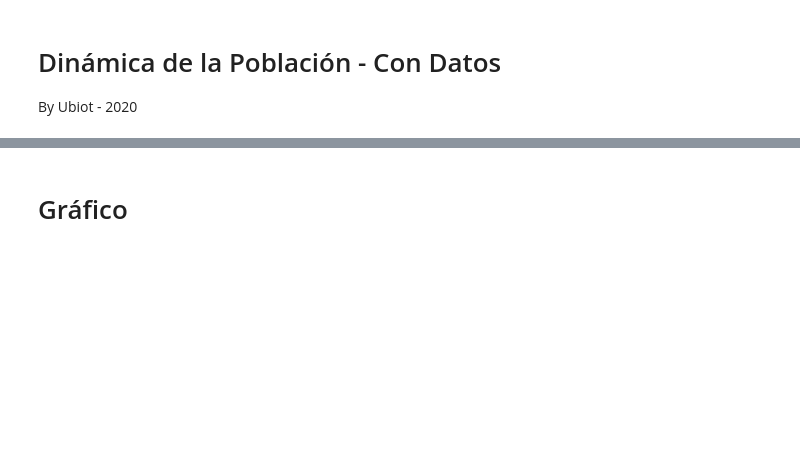
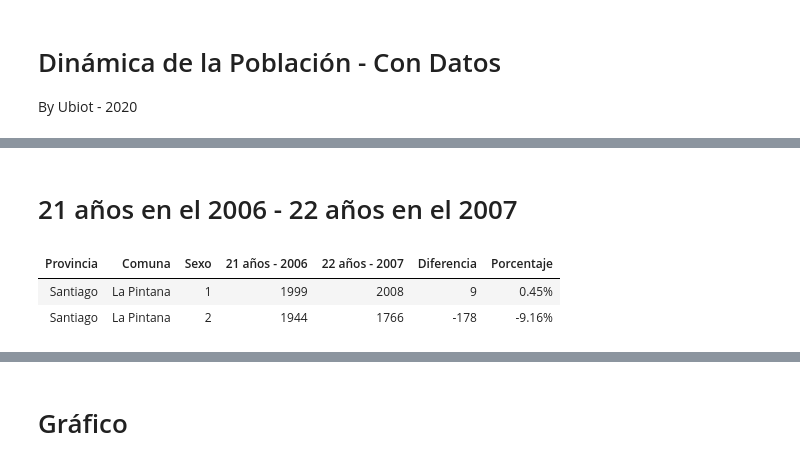
Before and after one commit to rafatorrealba/ConDatos2020, a Jupyter notebook: Dinamica de la Poblacion Extendida.ipynb, the cells around one changed output, grey strips where cells are left out. Cells and saved outputs as stored; diff of their text form; code cells hidden in the pictures; blank space fills up the shorter version.

```diff
--- a/Dinamica de la Poblacion Extendida.ipynb
+++ b/Dinamica de la Poblacion Extendida.ipynb
@@ -50,0 +47,20 @@ pob1.set_format("Porcentaje", PercentFormatter)
+# %% [markdown]
+# 21 años en el 2006 - 22 años en el 2007
+# %%
+veinte1 = Table().with_columns(
+    "Provincia", poblacion.where(poblacion.column("Edad"), 21).column("Provincia"),
+    "Comuna", poblacion.where(poblacion.column("Edad"), 21).column("Comuna"),
+    "Sexo", poblacion.where(poblacion.column("Edad"), 21).column("Sexo"),
+    "21 años - 2006", (poblacion.where(poblacion.column("Edad"), 21).column("a2006") * 1000),
+    "22 años - 2007", (poblacion.where(poblacion.column("Edad"), 22).column("a2007") * 1000)
+)
+
+pob_21 = veinte1.with_columns(
+    "Diferencia", (veinte1.column("22 años - 2007") - (veinte1.column("21 años - 2006"))),
+    "Porcentaje", ((veinte1.column("22 años - 2007") - (veinte1.column("21 años - 2006"))) / veinte1.column("21 años - 2006"))
+)
+pob_21.set_format("Porcentaje", PercentFormatter)
+# %% [output]
+| Provincia | Comuna | Sexo | 21 años - 2006 | 22 años - 2007 | Diferencia | Porcentaje |
+| Santiago | La Pintana | 1 | 1999 | 2008 | 9 | 0.45% |
+| Santiago | La Pintana | 2 | 1944 | 1766 | -178 | -9.16% |
```
Also changed, not shown: parts of 26 cells of this notebook.
